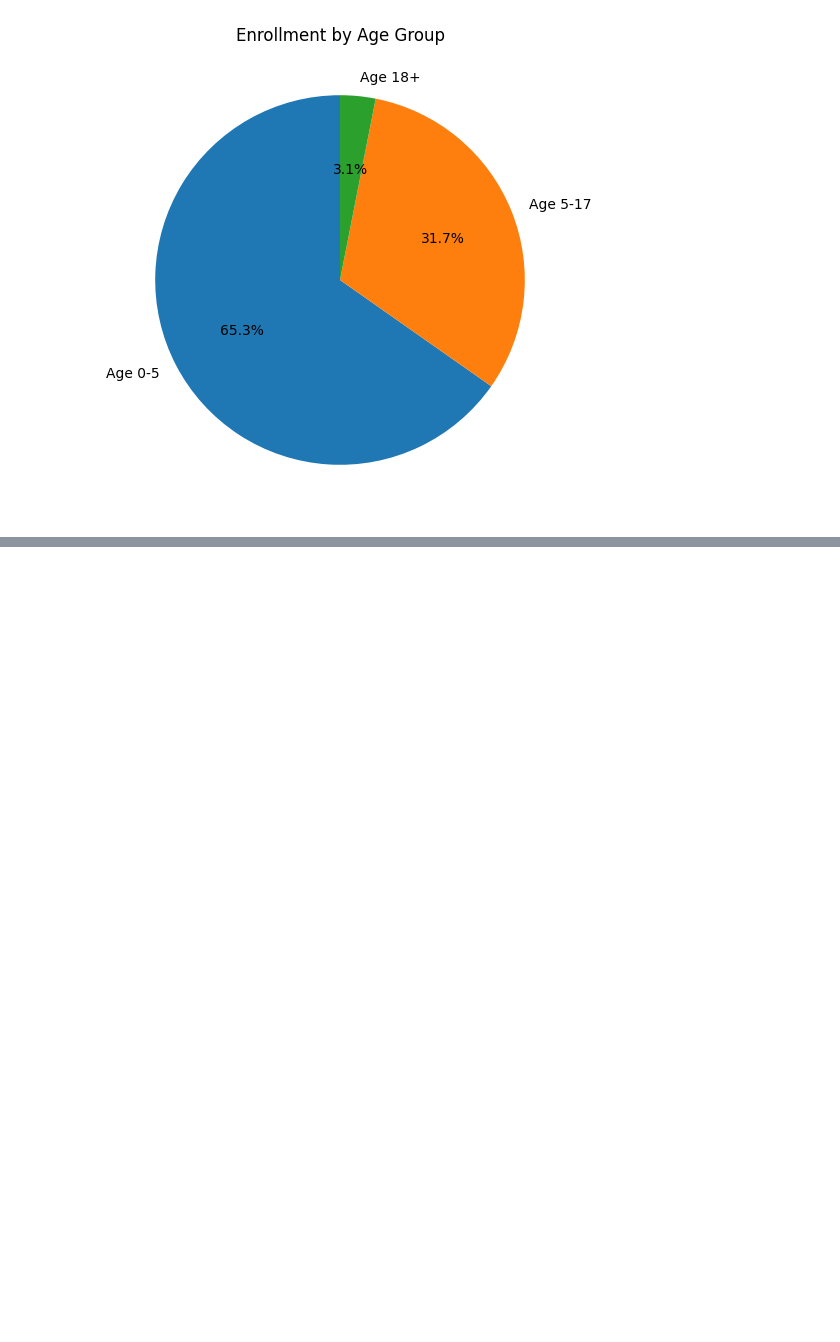
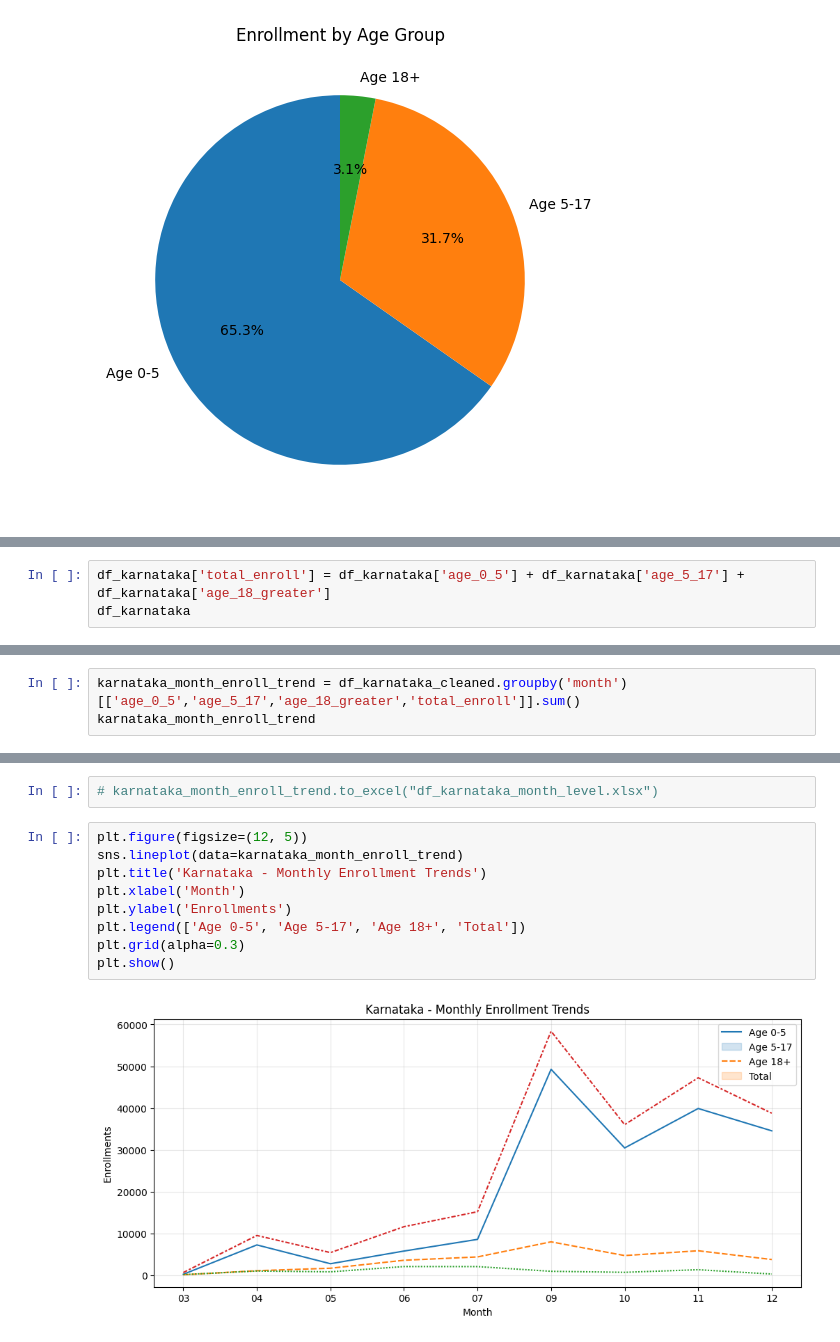
Before and after one commit to ashwin8332/UIDAI, a Jupyter notebook: api_data_aadhar_enrolment/Enrollment.ipynb, the cells around one changed output, grey strips where cells are left out. Cells and saved outputs as stored; diff of their text form; blank space fills up the shorter version.

```diff
--- a/api_data_aadhar_enrolment/Enrollment.ipynb
+++ b/api_data_aadhar_enrolment/Enrollment.ipynb
@@ -941,0 +1209,3 @@ plt.show()
+# %%
+df_karnataka['total_enroll'] = df_karnataka['age_0_5'] + df_karnataka['age_5_17'] + df_karnataka['age_18_greater']
+df_karnataka
@@ -941,0 +1359,3 @@ plt.show()
+# %%
+karnataka_month_enroll_trend = df_karnataka_cleaned.groupby('month')[['age_0_5','age_5_17','age_18_greater','total_enroll']].sum()
+karnataka_month_enroll_trend
@@ -941,0 +1374,13 @@ plt.show()
+# %%
+# karnataka_month_enroll_trend.to_excel("df_karnataka_month_level.xlsx")
+# %%
+plt.figure(figsize=(12, 5))
+sns.lineplot(data=karnataka_month_enroll_trend)
+plt.title('Karnataka - Monthly Enrollment Trends')
+plt.xlabel('Month')
+plt.ylabel('Enrollments')
+plt.legend(['Age 0-5', 'Age 5-17', 'Age 18+', 'Total'])
+plt.grid(alpha=0.3)
+plt.show()
+# %% [output]
+[figure, added]
```
Also changed, not shown: parts of 34 cells of this notebook.
